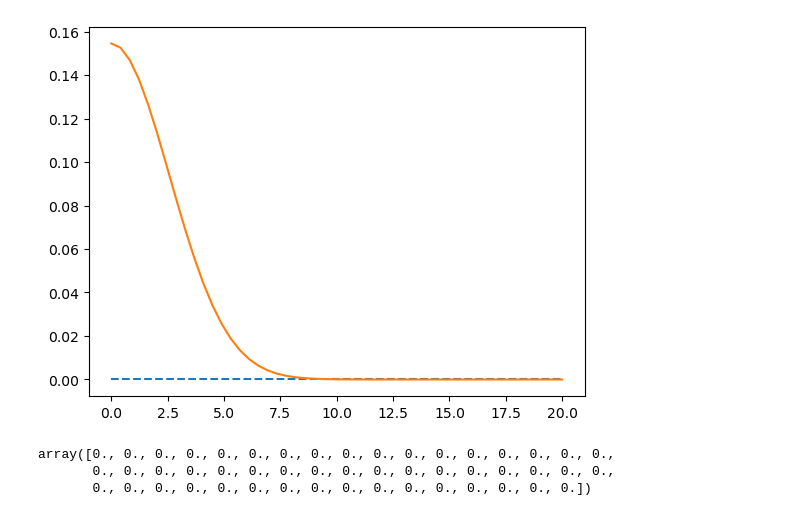
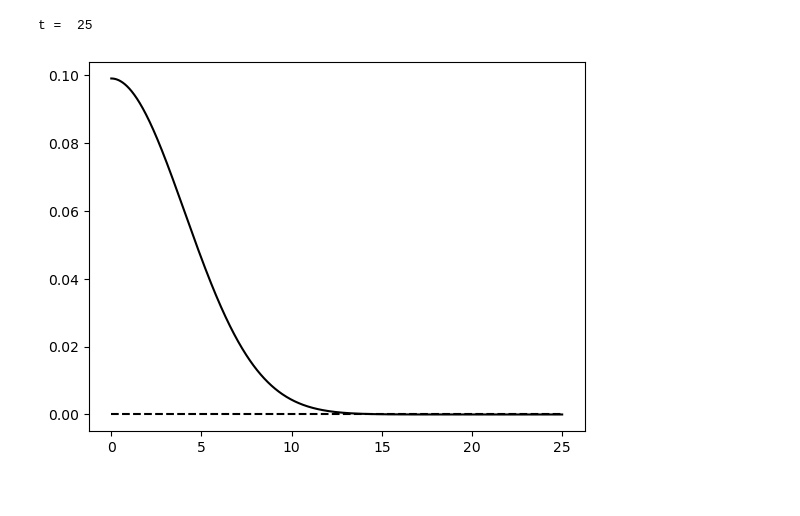
Before and after one commit to wbennett39/transport_benchmarks, a Jupyter notebook: time convergenge.ipynb, the cells around one changed output. Saved outputs shown, nothing was run; the diff lists cells and outputs as text; code cells hidden in the pictures.

Commit message:
fixed load func again

```diff
--- a/time convergenge.ipynb
+++ b/time convergenge.ipynb
@@ -21,14 +20,0 @@ t =  11.1
-# %%
-xs = np.linspace(0, 20)
-phi = load_func('plane_IC', 11, xs)
-plt.plot(xs, phi, '--')
-plt.plot(xs, bench(xs, 10), '-')
-print()
-# %% [output]
-[figure, removed]
-# %%
-phi
-# %% [output]
-array([0., 0., 0., 0., 0., 0., 0., 0., 0., 0., 0., 0., 0., 0., 0., 0., 0.,
-       0., 0., 0., 0., 0., 0., 0., 0., 0., 0., 0., 0., 0., 0., 0., 0., 0.,
-       0., 0., 0., 0., 0., 0., 0., 0., 0., 0., 0., 0., 0., 0., 0., 0.])
@@ -34,0 +55,5 @@ array([0., 0., 0., 0., 0., 0., 0., 0., 0., 0., 0., 0., 0., 0., 0., 0., 0.,
+# %%
+res = greens.plane_IC(25,1000)
+# %% [output]
+t =  25
+[figure, added]
```
Also changed, not shown: parts of 19 cells of this notebook, 10 other files.
